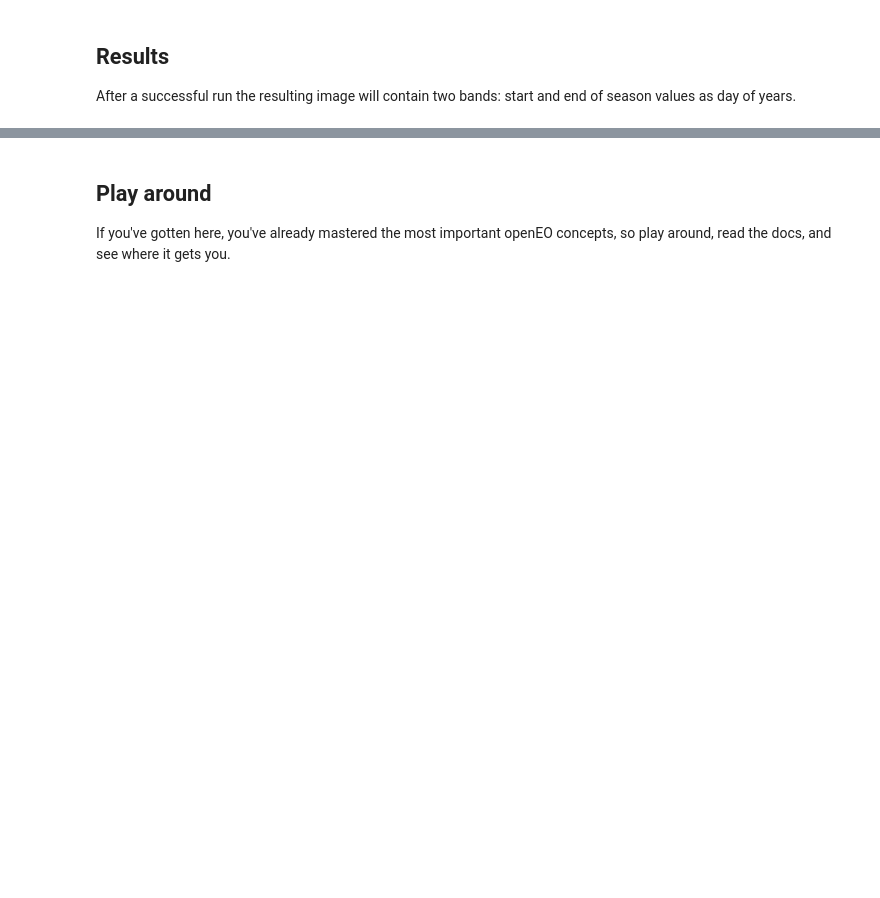
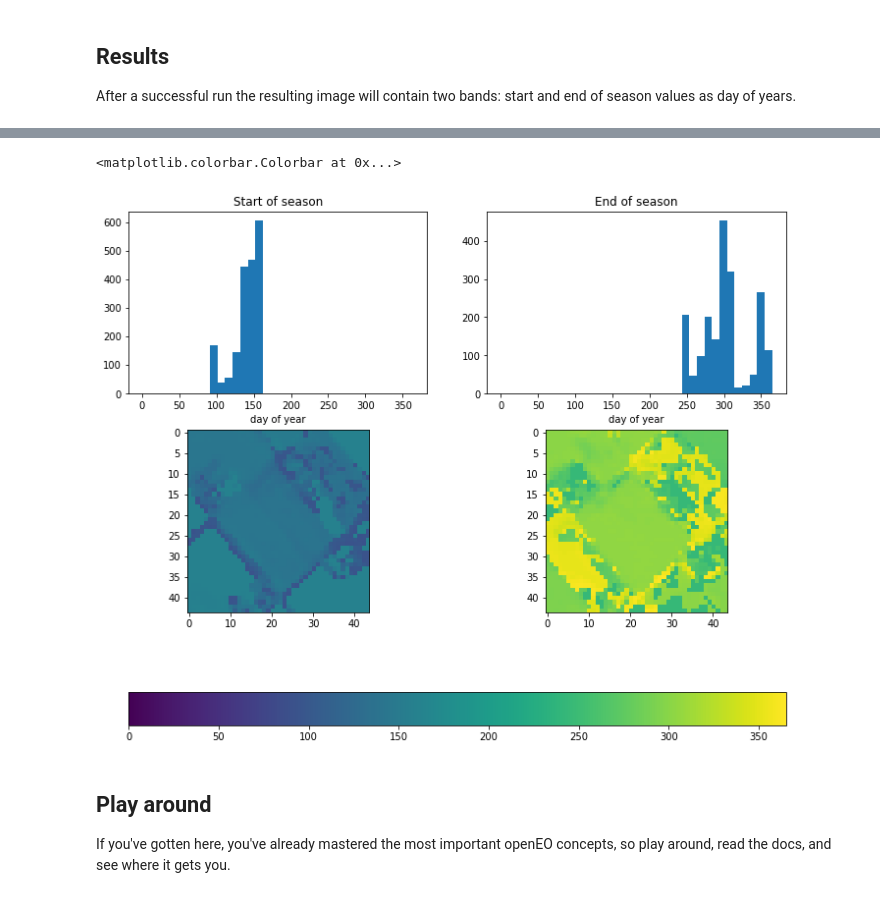
Before and after one commit to Open-EO/openeo-python-client, a Jupyter notebook: examples/notebooks/User-Workshop-2020-10/openeo-workshop-python-client.ipynb, the cells around one changed output, grey strips where cells are left out. Saved outputs shown, nothing was run; the diff lists cells and outputs as text; code cells hidden in the pictures; blank space fills up the shorter version.

```diff
--- a/examples/notebooks/User-Workshop-2020-10/openeo-workshop-python-client.ipynb
+++ b/examples/notebooks/User-Workshop-2020-10/openeo-workshop-python-client.ipynb
@@ -445,0 +476,22 @@ WARNING:rasterio._env:CPLE_AppDefined in TIFFReadDirectory:Sum of Photometric ty
+# %%
+import rasterio
+from matplotlib import pyplot as plt
+
+
+with rasterio.open('eos_sos.tif', 'r') as ds:
+    img = ds.read()
+
+fig, axes = plt.subplots(figsize=(12,10), nrows=2, ncols=2)
+
+axes[0, 0].set_title("Start of season")
+axes[0, 0].hist(img[0].flat, bins=3*12, range=(0,365))
+axes[0, 0].set_xlabel("day of year")
+im0 = axes[1, 0].imshow(img[0], vmin=0, vmax=365)
+
+axes[0, 1].set_title("End of season")
+axes[0, 1].hist(img[1].flat, bins=3*12, range=(0,365))
+axes[0, 1].set_xlabel("day of year")
+im1 = axes[1, 1].imshow(img[1], vmin=0, vmax=365)
+
+fig.colorbar(im0, ax=axes, orientation='horizontal', fraction=.1)
+# %% [output]
@@ -446,3 +499,5 @@ WARNING:rasterio._env:CPLE_AppDefined in TIFFReadDirectory:Sum of Photometric ty
+<matplotlib.colorbar.Colorbar at 0x...>
+[figure, added]
 # %% [markdown]
 ## Play around
 
```
Also changed, not shown: parts of 33 cells of this notebook, 1 other file.
